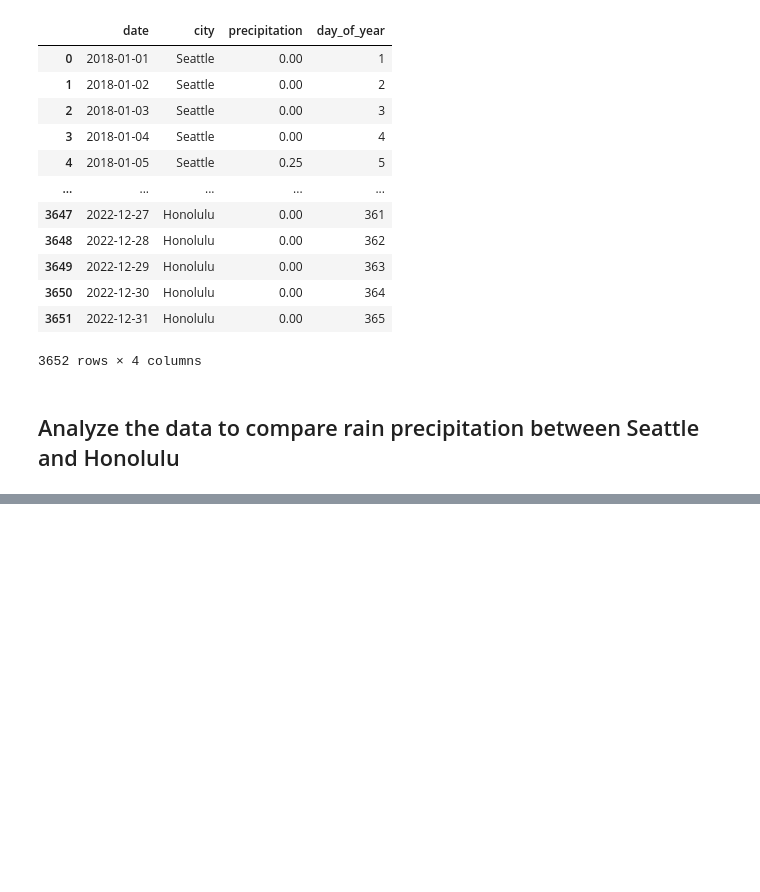
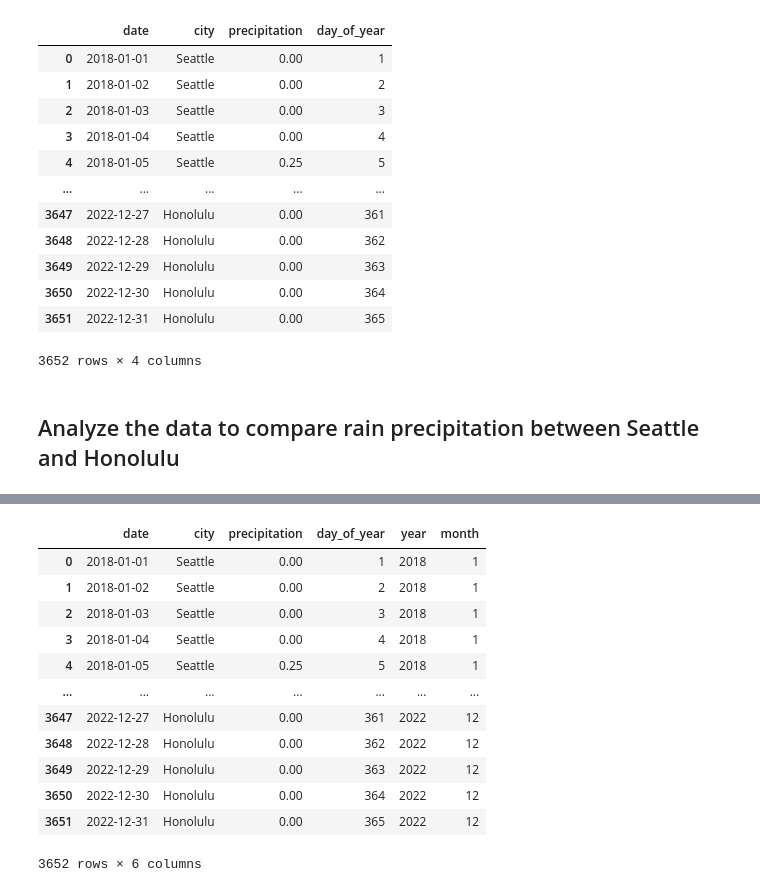
Before and after one commit to JLichwa80/weather, a Jupyter notebook: code/Weather_Data_Analysis.ipynb, the cells around one changed output, grey strips where cells are left out. Drawn from its saved outputs; the diff is of its cells as text; code cells hidden in the pictures; blank space fills up the shorter version.

```diff
--- a/code/Weather_Data_Analysis.ipynb
+++ b/code/Weather_Data_Analysis.ipynb
@@ -37,0 +84,19 @@ df
+# %%
+#Add month and yeear columns to dataframe
+df['month'] = pd.to_datetime(df['date']).dt.month
+df['year'] = pd.to_datetime(df['date']).dt.year
+df
+# %% [output]
+|  | date | city | precipitation | day_of_year | year | month |
+| 0 | 2018-01-01 | Seattle | 0.00 | 1 | 2018 | 1 |
+| 1 | 2018-01-02 | Seattle | 0.00 | 2 | 2018 | 1 |
+| 2 | 2018-01-03 | Seattle | 0.00 | 3 | 2018 | 1 |
+| 3 | 2018-01-04 | Seattle | 0.00 | 4 | 2018 | 1 |
+| 4 | 2018-01-05 | Seattle | 0.25 | 5 | 2018 | 1 |
+| ... | ... | ... | ... | ... | ... | ... |
+| 3647 | 2022-12-27 | Honolulu | 0.00 | 361 | 2022 | 12 |
+| 3648 | 2022-12-28 | Honolulu | 0.00 | 362 | 2022 | 12 |
+| 3649 | 2022-12-29 | Honolulu | 0.00 | 363 | 2022 | 12 |
+| 3650 | 2022-12-30 | Honolulu | 0.00 | 364 | 2022 | 12 |
+| 3651 | 2022-12-31 | Honolulu | 0.00 | 365 | 2022 | 12 |
+3652 rows × 6 columns
```
Also changed, not shown: parts of 10 cells of this notebook, 1 other file.
